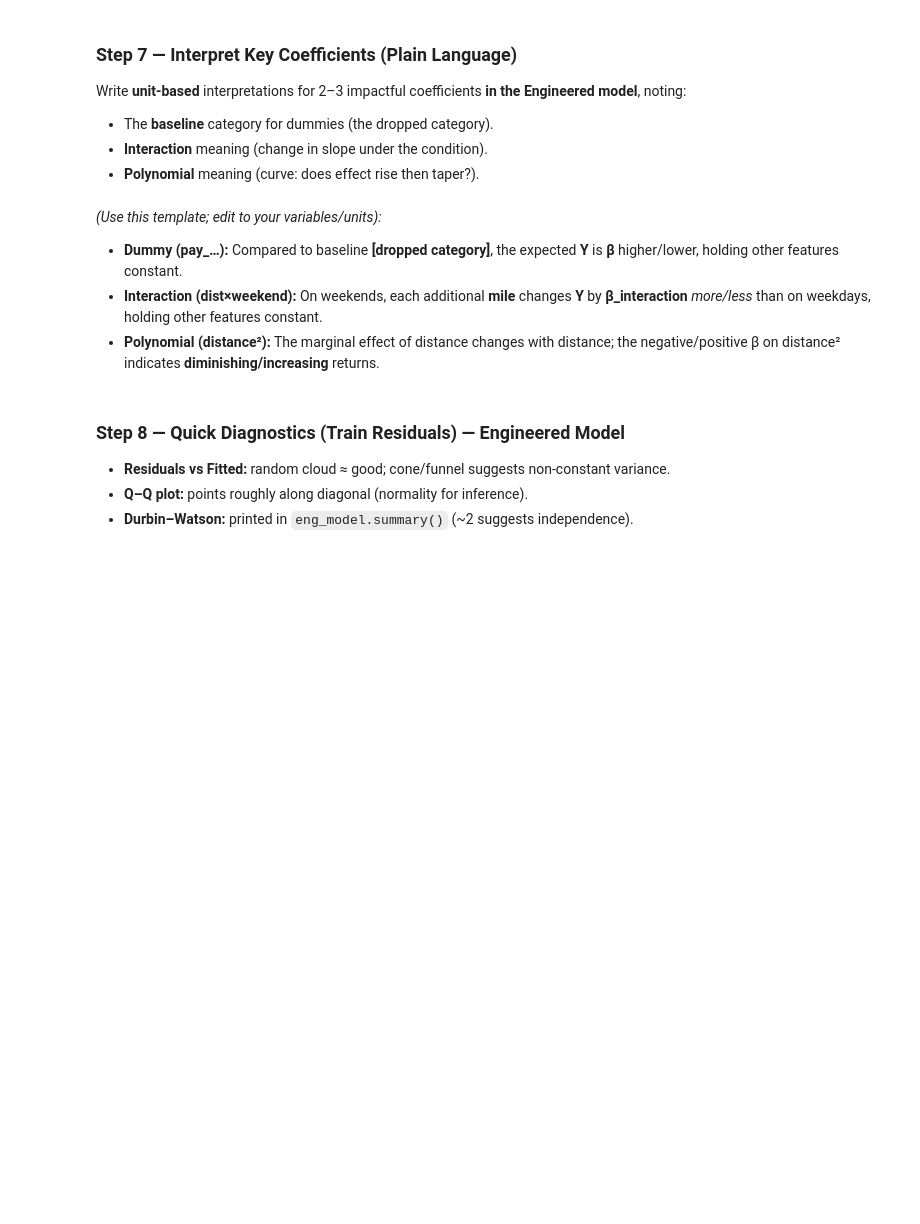
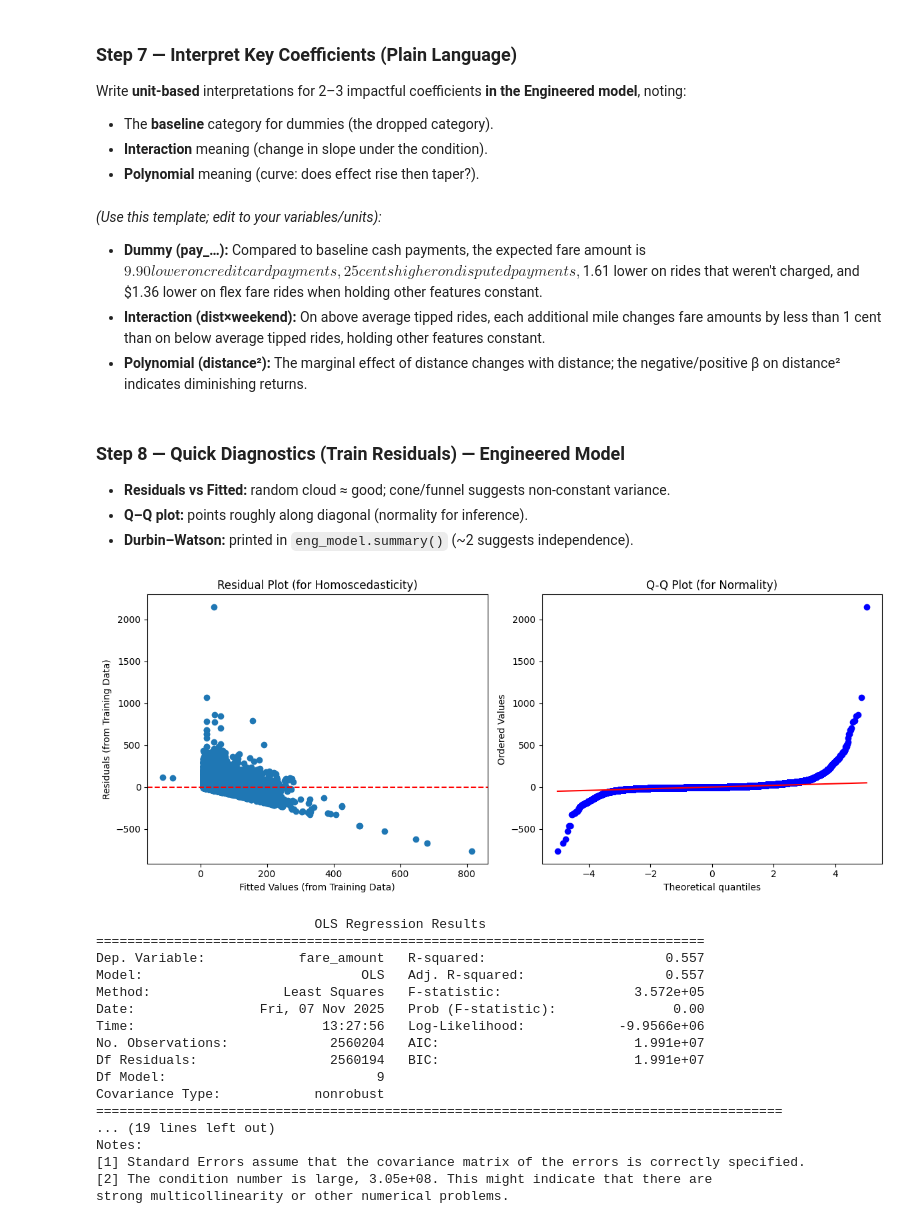
Before and after one commit to vrpperez7/DA2025_Lectures, a Jupyter notebook: Mod6/CodeAssignments/Mod6L9_CodeAssignment_STUDENT.ipynb, the cells around one changed output. Drawn from its saved outputs; the diff is of its cells as text; code cells hidden in the pictures; blank space fills up the shorter version.

```diff
--- a/Mod6/CodeAssignments/Mod6L9_CodeAssignment_STUDENT.ipynb
+++ b/Mod6/CodeAssignments/Mod6L9_CodeAssignment_STUDENT.ipynb
@@ -145,2 +197,8 @@ None
+# %%
+np.random.seed(9001)
+
+basex_train, basex_test, basey_train, basey_test = train_test_split(base, y, test_size=0.2, random_state=9001)
+
+engineeredx_train, engineeredx_test, engineeredy_train, engineeredy_test = train_test_split(engineered, y, test_size=0.2, random_state=9001)
 # %% [markdown]
 ### Step 6 — Fit on TRAIN, Predict on TEST, Compute **MAE/RMSE** (units of Y)
@@ -148,0 +224,12 @@ None
+# %%
+# ENGINEERED MODEL
+
+engineermodel = sm.OLS(engineeredy_train, engineeredx_train).fit()
+engineerpredictions = engineermodel.predict(engineeredx_test)
+
+engineeredmae = mean_absolute_error(engineeredy_test, engineerpredictions)
+engineeredrmse = np.sqrt(mean_squared_error(engineeredy_test, engineerpredictions))
+
+print(f"\nMean Absolute Error (MAE) on Test Data: {engineeredmae:.2f}")
+print(f"Root Mean Squared Error (RMSE) on Test Data: {engineeredrmse:.2f}")
+print(f"\nInterpretation: Our model's predicting fare amounts on new data are off by an average of ${engineeredmae:,.2f}.")
@@ -156,9 +272,9 @@ Write **unit-based** interpretations for 2–3 impactful coefficients **in the E
 # %% [markdown]
 *(Use this template; edit to your variables/units):*
 
-- **Dummy (pay_…):** Compared to baseline **[dropped category]**, the expected **Y** is **β** higher/lower, holding other features constant.
-- **Interaction (dist×weekend):** On weekends, each additional **mile** changes **Y** by **β_interaction** *more/less* than on weekdays, holding other features constant.
-- **Polynomial (distance²):** The marginal effect of distance changes with distance; the negative/positive β on distance² indicates **diminishing/increasing** returns.
+- **Dummy (pay_…):** Compared to baseline cash payments, the expected fare amount is $9.90 lower on credit card payments, 25 cents higher on disputed payments, $1.61 lower on rides that weren't charged, and $1.36 lower  on flex fare rides when holding other features constant.
+- **Interaction (dist×weekend):** On above average tipped rides, each additional mile changes fare amounts by less than 1 cent than on below average tipped rides, holding other features constant.
+- **Polynomial (distance²):** The marginal effect of distance changes with distance; the negative/positive β on distance² indicates diminishing returns.
 # %% [markdown]
 ### Step 8 —  Quick Diagnostics (Train Residuals) — Engineered Model
 - **Residuals vs Fitted:** random cloud ≈ good; cone/funnel suggests non-constant variance.
@@ -169,3 +283,49 @@ None
+# %%
+import matplotlib.pyplot as plt
+import scipy.stats as stats
+
+# --- Check assumptions using the training data model ---
+# Residuals from the model trained on X_train, y_train
+train_residuals = engineermodel.resid
+
+# 1. Plot for Homoscedasticity
+plt.figure(figsize=(12, 5))
+plt.subplot(1, 2, 1)
+plt.scatter(engineermodel.fittedvalues, train_residuals)
+plt.axhline(0, color='red', linestyle='--')
+plt.title('Residual Plot (for Homoscedasticity)')
+plt.xlabel('Fitted Values (from Training Data)')
+plt.ylabel('Residuals (from Training Data)')
+
+# 2. Q-Q Plot for Normality
+plt.subplot(1, 2, 2)
+stats.probplot(train_residuals, dist="norm", plot=plt)
+plt.title('Q-Q Plot (for Normality)')
+
+plt.tight_layout()
+plt.show()
+
+# 3. Durbin-Watson statistic is in the summary output below
+print(engineermodel.summary())
+# %% [output]
+[figure, added]
+                            OLS Regression Results
+==============================================================================
+Dep. Variable:            fare_amount   R-squared:                       0.557
+Model:                            OLS   Adj. R-squared:                  0.557
+Method:                 Least Squares   F-statistic:                 3.572e+05
+Date:                Fri, 07 Nov 2025   Prob (F-statistic):               0.00
+Time:                        13:27:56   Log-Likelihood:            -9.9566e+06
+No. Observations:             2560204   AIC:                         1.991e+07
+Df Residuals:                 2560194   BIC:                         1.991e+07
+Df Model:                           9
+Covariance Type:            nonrobust
+========================================================================================
+... (19 lines left out)
+Notes:
+[1] Standard Errors assume that the covariance matrix of the errors is correctly specified.
+[2] The condition number is large, 3.05e+08. This might indicate that there are
+strong multicollinearity or other numerical problems.
 # %% [markdown]
 ## We Share — Reflection & Wrap‑Up
 
```
Also changed, not shown: parts of 16 cells of this notebook.
